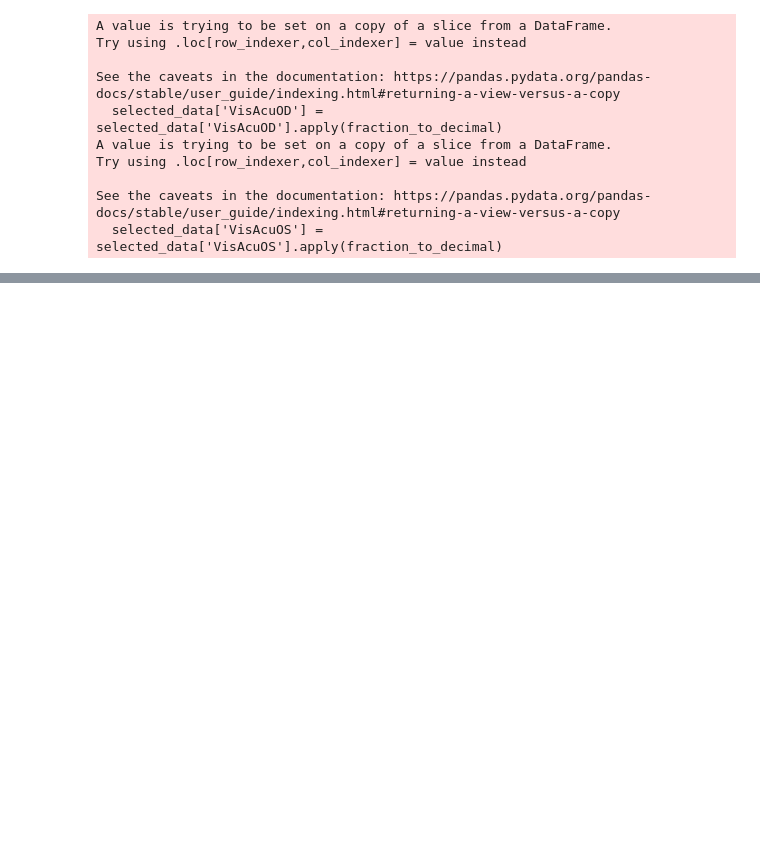
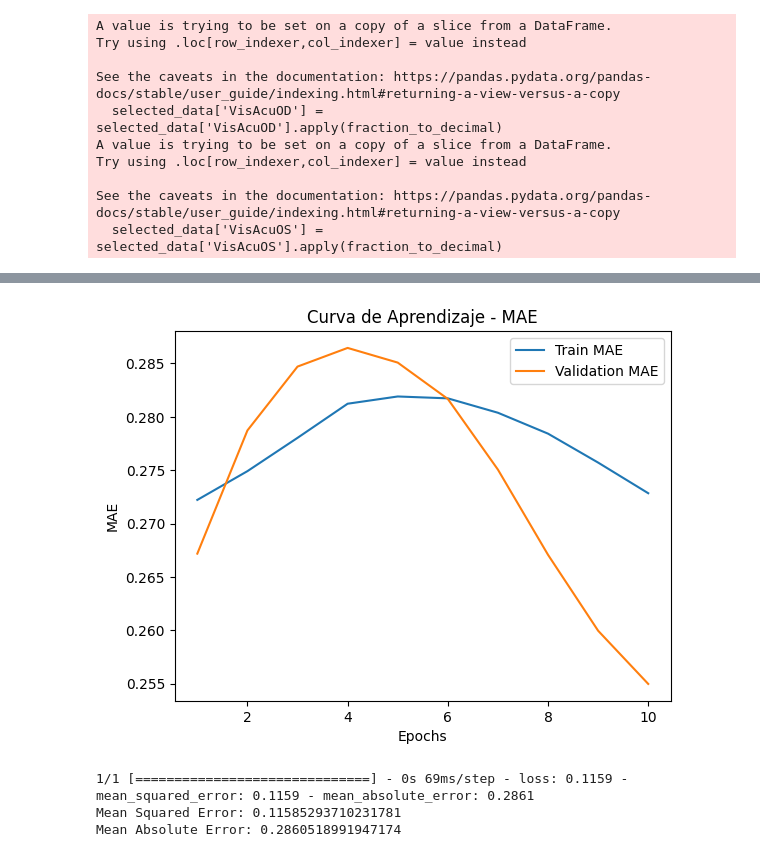
Before and after one commit to 000234768/proyecto_ia, a Jupyter notebook: Proyecto_ia.ipynb, the cells around one changed output, grey strips where cells are left out. Cells and saved outputs as stored; diff of their text form; code cells hidden in the pictures; blank space fills up the shorter version.

```diff
--- a/Proyecto_ia.ipynb
+++ b/Proyecto_ia.ipynb
@@ -235,0 +261,19 @@ Mean Absolute Error: 0.25831133127212524
+# %%
+# Crear gráfico de curva de aprendizaje para MAE
+plt.plot(range(1, epochs + 1), train_mae, label='Train MAE')
+plt.plot(range(1, epochs + 1), val_mae, label='Validation MAE')
+plt.title('Curva de Aprendizaje - MAE')
+plt.xlabel('Epochs')
+plt.ylabel('MAE')
+plt.legend()
+plt.show()
+
+# Evaluar el modelo en el conjunto de prueba
+loss, mse, mae = model.evaluate(X_test, y_test)
+print("Mean Squared Error:", mse)
+print("Mean Absolute Error:", mae)
+# %% [output]
+[figure, added]
+1/1 [==============================] - 0s 69ms/step - loss: 0.1159 - mean_squared_error: 0.1159 - mean_absolute_error: 0.2861
+Mean Squared Error: 0.11585293710231781
+Mean Absolute Error: 0.2860518991947174
```
Also changed, not shown: parts of 2 cells of this notebook.
